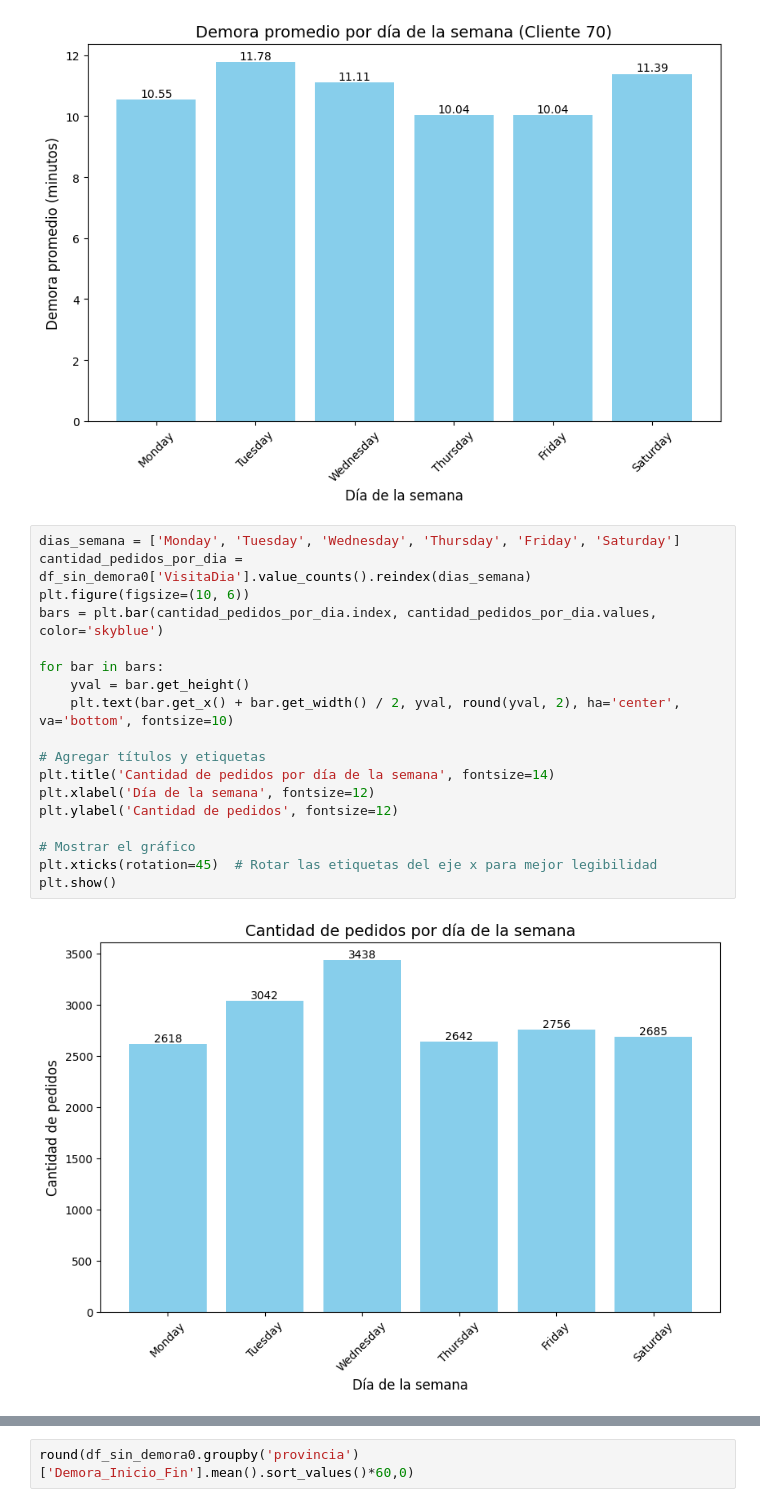
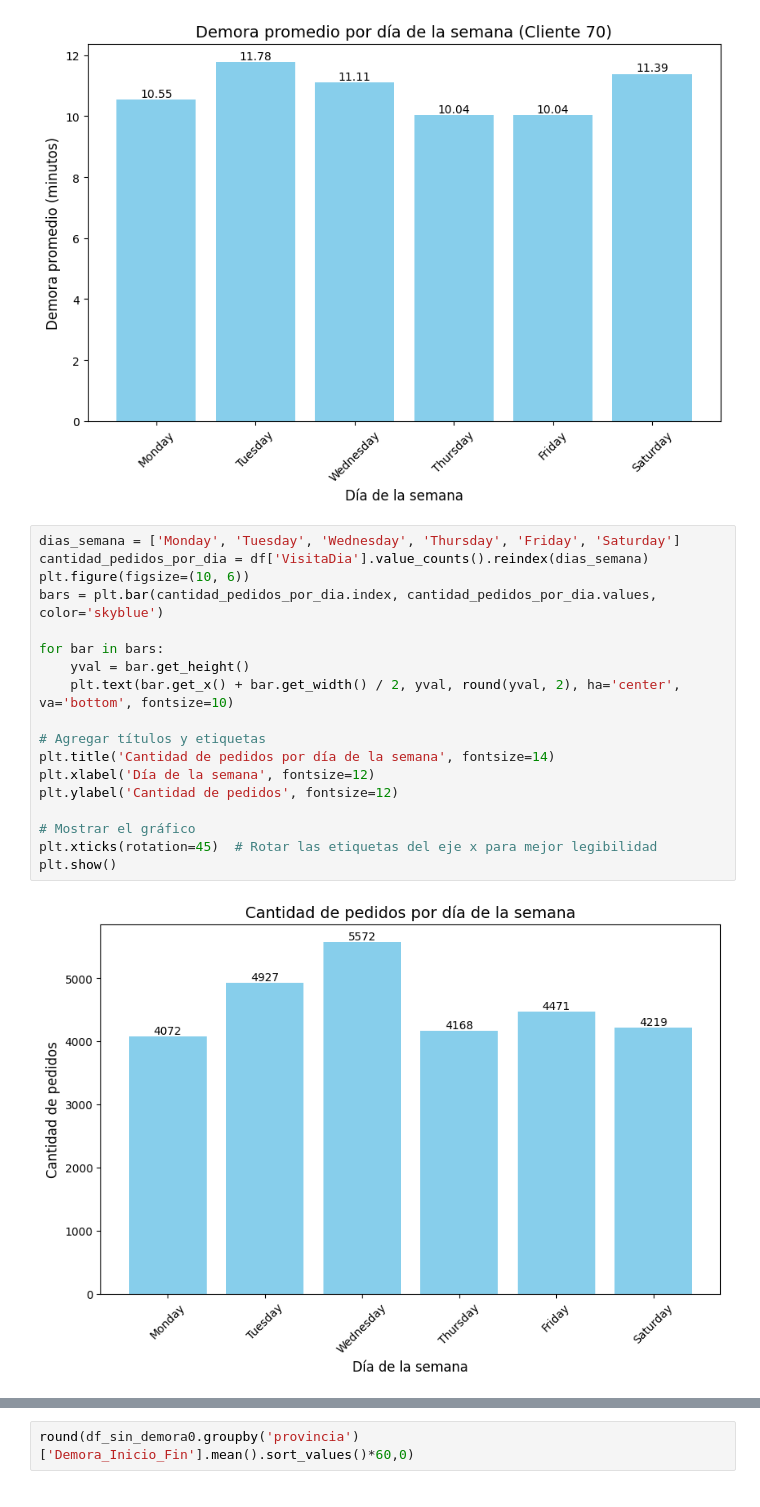
Before and after one commit to Maximo-Verdondoni/DesafioiFlow, a Jupyter notebook: Visualizaciones-Analisis temporal.ipynb, the cells around one changed output, grey strips where cells are left out. Drawn from its saved outputs; the diff is of its cells as text.

```diff
--- a/Visualizaciones-Analisis temporal.ipynb
+++ b/Visualizaciones-Analisis temporal.ipynb
@@ -464,23 +464,23 @@ plt.show()
 [figure]
 # %%
 dias_semana = ['Monday', 'Tuesday', 'Wednesday', 'Thursday', 'Friday', 'Saturday']
-cantidad_pedidos_por_dia = df_sin_demora0['VisitaDia'].value_counts().reindex(dias_semana)
+cantidad_pedidos_por_dia = df['VisitaDia'].value_counts().reindex(dias_semana)
 plt.figure(figsize=(10, 6))
 bars = plt.bar(cantidad_pedidos_por_dia.index, cantidad_pedidos_por_dia.values, color='skyblue')
 
 for bar in bars:
     yval = bar.get_height()
     plt.text(bar.get_x() + bar.get_width() / 2, yval, round(yval, 2), ha='center', va='bottom', fontsize=10)
 
 # Agregar títulos y etiquetas
 plt.title('Cantidad de pedidos por día de la semana', fontsize=14)
 plt.xlabel('Día de la semana', fontsize=12)
 plt.ylabel('Cantidad de pedidos', fontsize=12)
 
 # Mostrar el gráfico
 plt.xticks(rotation=45)  # Rotar las etiquetas del eje x para mejor legibilidad
 plt.show()
 # %% [output]
-[figure, old version]
+[figure, new version]
 # %%
 dias_semana = ['Monday', 'Tuesday', 'Wednesday', 'Thursday', 'Friday', 'Saturday']
```
Also changed, not shown: parts of 6 cells of this notebook.
